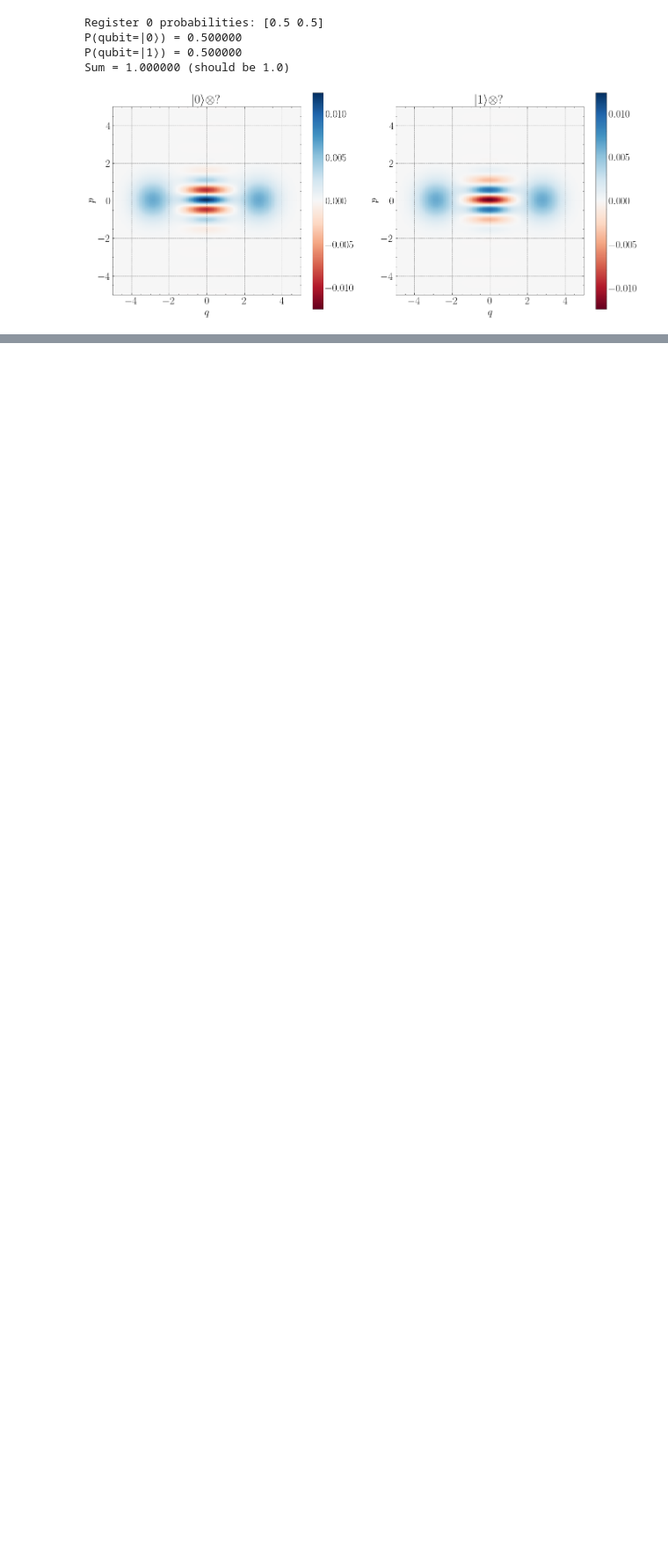
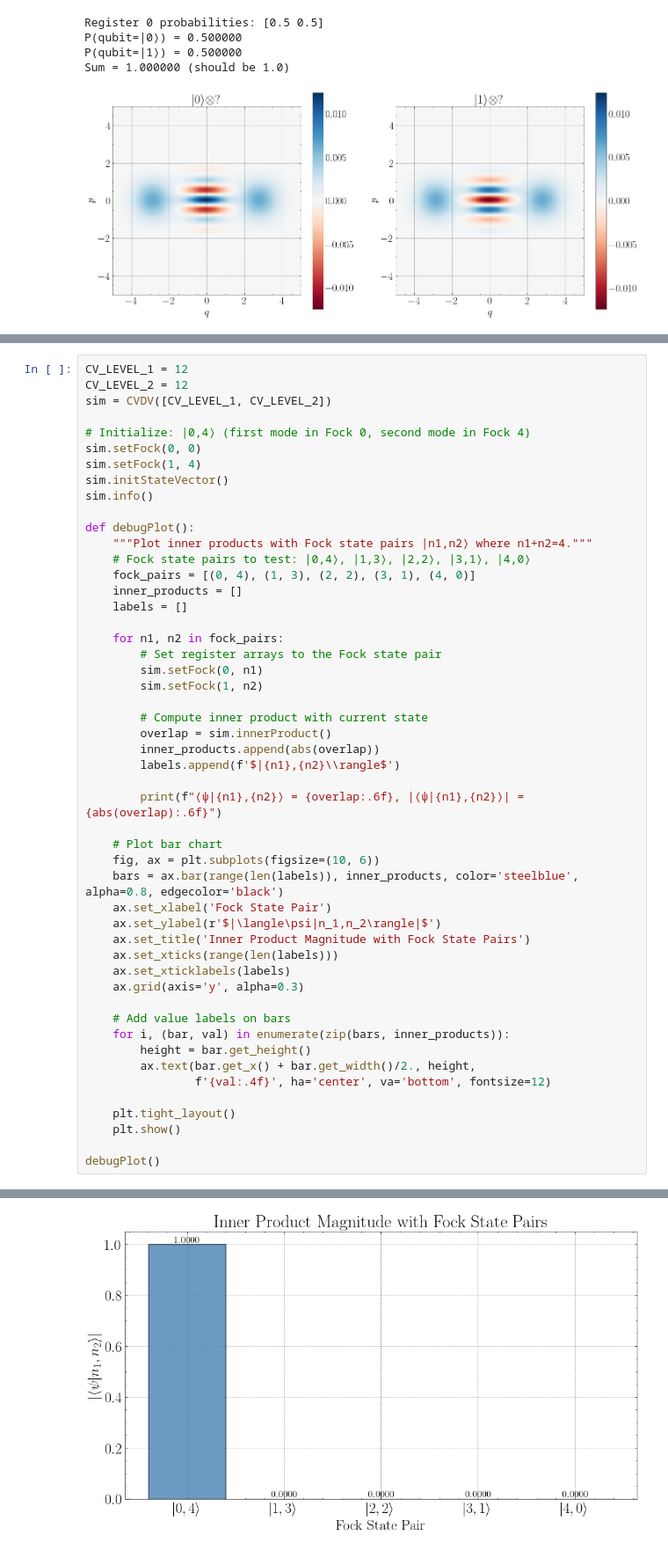
Before and after one commit to helloluxi/cuda-cvdv, a Jupyter notebook: test.ipynb, the cells around one changed output, grey strips where cells are left out. Shown at 88% size. Drawn from its saved outputs; the diff is of its cells as text; blank space fills up the shorter version.

```diff
--- a/test.ipynb
+++ b/test.ipynb
@@ -249,0 +259,51 @@ Sum = 1.000000 (should be 1.0)
+# %%
+CV_LEVEL_1 = 12
+CV_LEVEL_2 = 12
+sim = CVDV([CV_LEVEL_1, CV_LEVEL_2])
+
+# Initialize: |0,4⟩ (first mode in Fock 0, second mode in Fock 4)
+sim.setFock(0, 0)
+sim.setFock(1, 4)
+sim.initStateVector()
+sim.info()
+
+def debugPlot():
+    """Plot inner products with Fock state pairs |n1,n2⟩ where n1+n2=4."""
+    # Fock state pairs to test: |0,4⟩, |1,3⟩, |2,2⟩, |3,1⟩, |4,0⟩
+    fock_pairs = [(0, 4), (1, 3), (2, 2), (3, 1), (4, 0)]
+    inner_products = []
+    labels = []
+
+    for n1, n2 in fock_pairs:
+        # Set register arrays to the Fock state pair
+        sim.setFock(0, n1)
+        sim.setFock(1, n2)
+
+        # Compute inner product with current state
+        overlap = sim.innerProduct()
+        inner_products.append(abs(overlap))
+        labels.append(f'$|{n1},{n2}\\rangle$')
+
+        print(f"⟨ψ|{n1},{n2}⟩ = {overlap:.6f}, |⟨ψ|{n1},{n2}⟩| = {abs(overlap):.6f}")
+
+    # Plot bar chart
+    fig, ax = plt.subplots(figsize=(10, 6))
+    bars = ax.bar(range(len(labels)), inner_products, color='steelblue', alpha=0.8, edgecolor='black')
+    ax.set_xlabel('Fock State Pair')
+    ax.set_ylabel(r'$|\langle\psi|n_1,n_2\rangle|$')
+    ax.set_title('Inner Product Magnitude with Fock State Pairs')
+    ax.set_xticks(range(len(labels)))
+    ax.set_xticklabels(labels)
+    ax.grid(axis='y', alpha=0.3)
+
+    # Add value labels on bars
+    for i, (bar, val) in enumerate(zip(bars, inner_products)):
+        height = bar.get_height()
+        ax.text(bar.get_x() + bar.get_width()/2., height,
+                f'{val:.4f}', ha='center', va='bottom', fontsize=12)
+
+    plt.tight_layout()
+    plt.show()
+
+debugPlot()
+# %% [output]
@@ -249,0 +320 @@ Sum = 1.000000 (should be 1.0)
+[figure, added]
```
Also changed, not shown: parts of 10 cells of this notebook, 2 other files.
